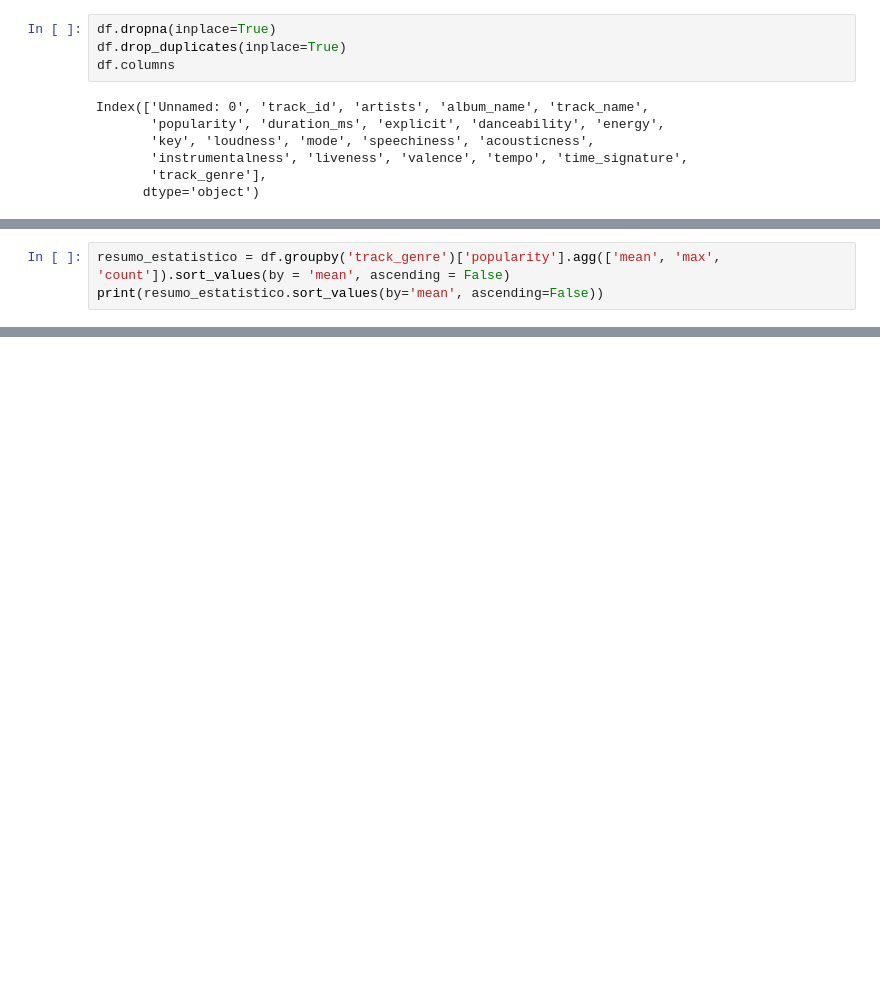
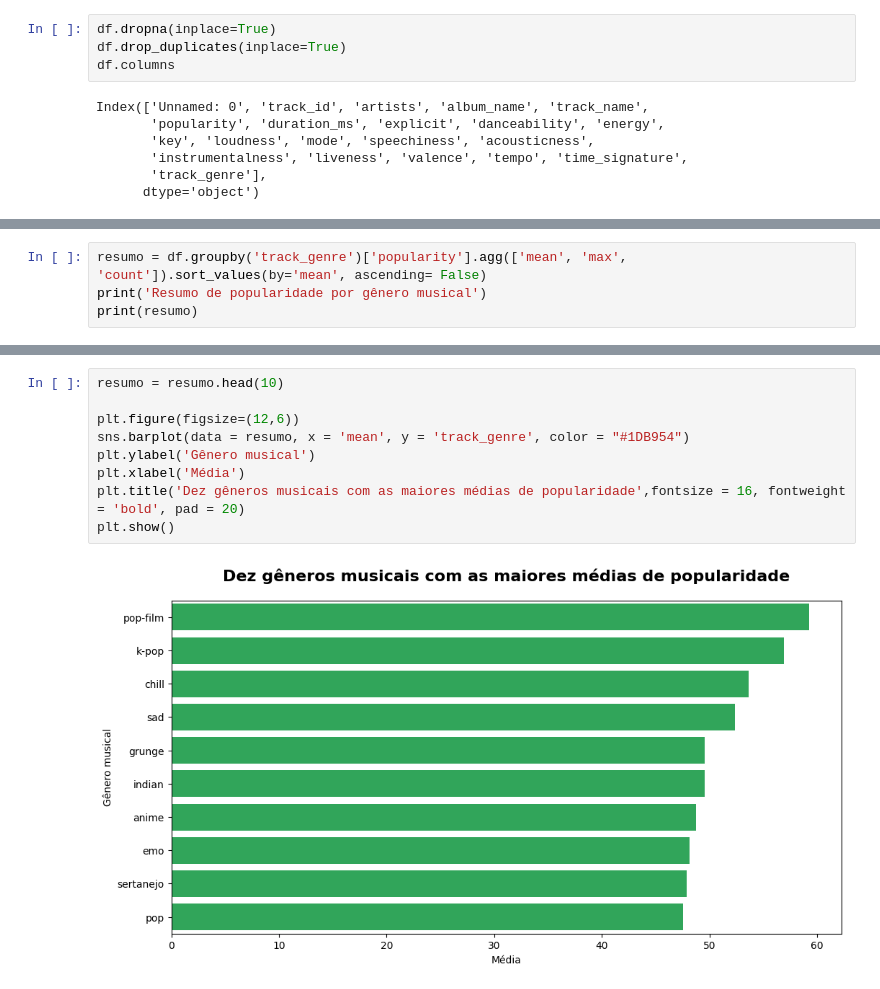
Before and after one commit to Adriel-Oliveira17/Spotify-Popularity-Predictor, a Jupyter notebook: spotify.ipynb, the cells around one changed output, grey strips where cells are left out. Cells and saved outputs as stored; diff of their text form; blank space fills up the shorter version.

```diff
--- a/spotify.ipynb
+++ b/spotify.ipynb
@@ -29,4 +39,5 @@ df = df.drop(['Unnamed: 0', 'track_id', 'album_name', 'key'], axis=1)
 # %%
-resumo_estatistico = df.groupby('track_genre')['popularity'].agg(['mean', 'max', 'count']).sort_values(by = 'mean', ascending = False)
-print(resumo_estatistico.sort_values(by='mean', ascending=False))
+resumo = df.groupby('track_genre')['popularity'].agg(['mean', 'max', 'count']).sort_values(by='mean', ascending= False)
+print('Resumo de popularidade por gênero musical')
+print(resumo)
 # %% [output]
@@ -163,0 +60,11 @@ plt.show()
+# %%
+resumo = resumo.head(10)
+
+plt.figure(figsize=(12,6))
+sns.barplot(data = resumo, x = 'mean', y = 'track_genre', color = "#1DB954")
+plt.ylabel('Gênero musical')
+plt.xlabel('Média')
+plt.title('Dez gêneros musicais com as maiores médias de popularidade',fontsize = 16, fontweight = 'bold', pad = 20)
+plt.show()
+# %% [output]
+[figure, added]
```
Also changed, not shown: parts of 24 cells of this notebook.
